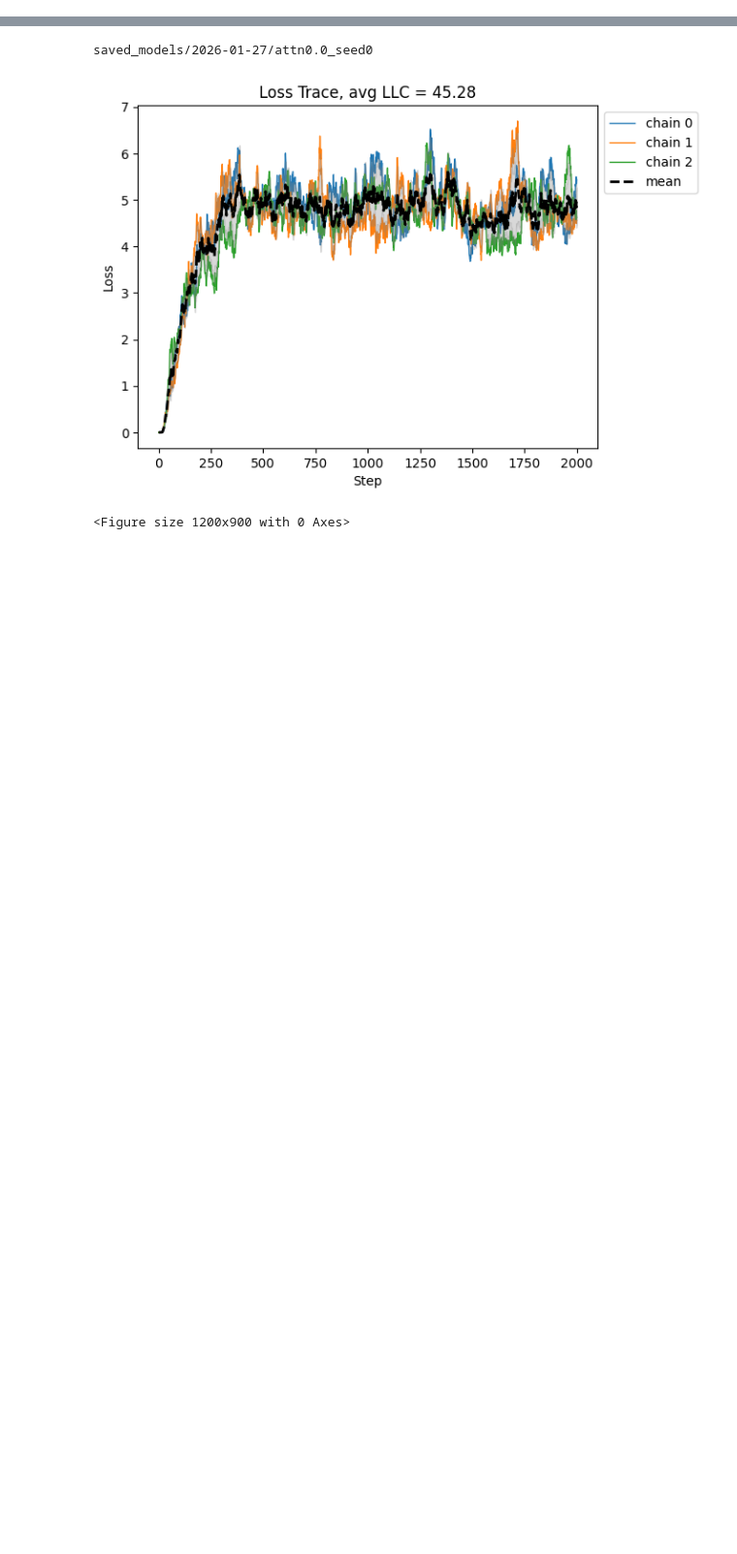
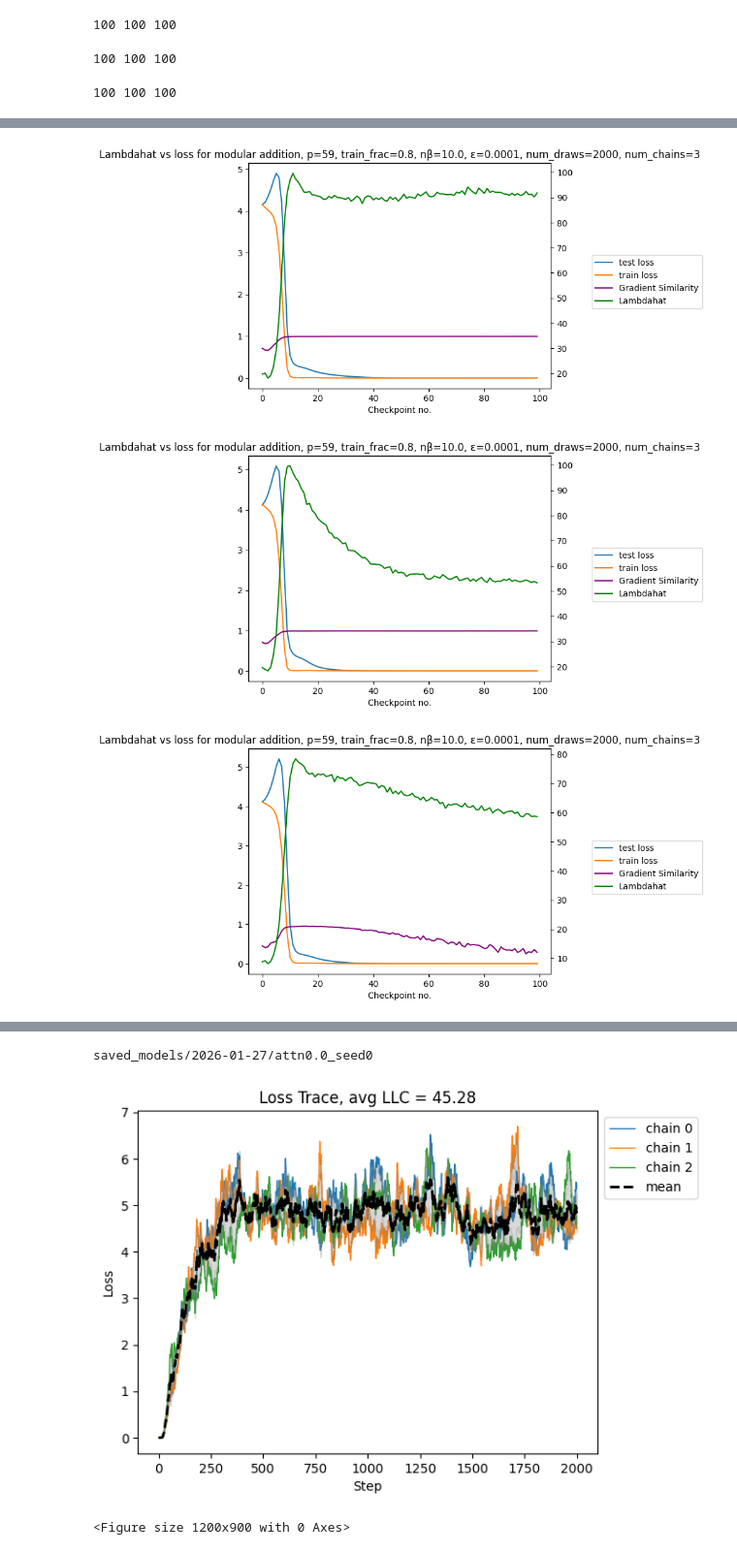
Before and after one commit to hannagabor/pizza_clock, a Jupyter notebook: llc_estimation.ipynb, the cells around one changed output, grey strips where cells are left out. Shown at 97% size. Drawn from its saved outputs; the diff is of its cells as text; code cells hidden in the pictures; blank space fills up the shorter version.

Commit message:
Run Refactor, add gradient symmetry to plots, calculate logit matrix, fix tests

```diff
--- a/llc_estimation.ipynb
+++ b/llc_estimation.ipynb
@@ -28,11 +28,16 @@ from pizza_clock.metrics import compute_gradient_similarity
 from pizza_clock.training import ModularAdditionModelTrainer
 from pizza_clock.llc_estimation_utils import *
 # %%
+%%time
 for attn in [0.0, 1.0]:
-    for seed in range(5):
+    for seed in range(6,8):
         llc = estimate_and_plot_llc_for_all_models(
             dir_path=f"saved_models/2026-02-11/attn{attn}_seed{seed}",
             localization=100,
             lr=1e-4,
             num_draws=2000,
         )
+# %% [output]
+100 100 100
+100 100 100
+100 100 100
@@ -38,0 +47,3 @@ for attn in [0.0, 1.0]:
+[figure, added]
+[figure, added]
+[figure, added]
```
Also changed, not shown: parts of 2 cells of this notebook, 7 other files.
